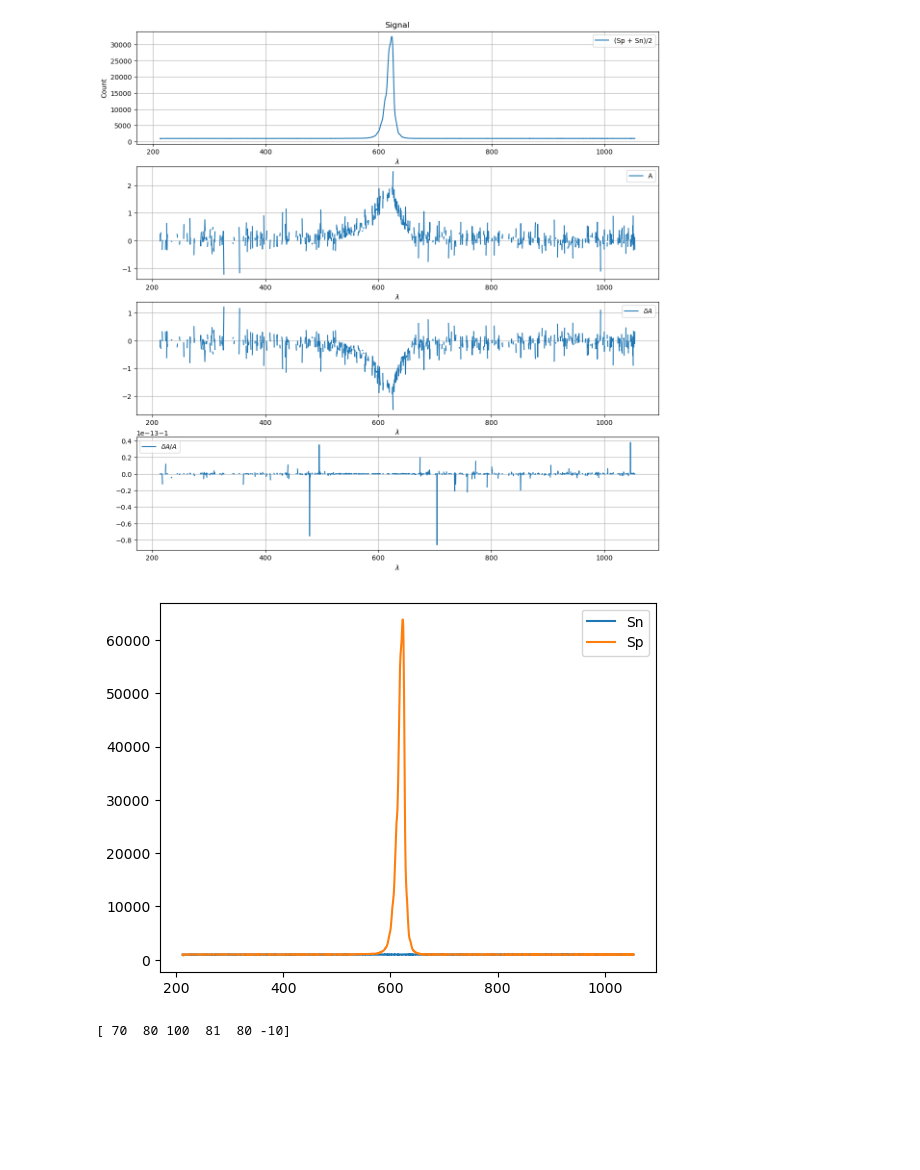
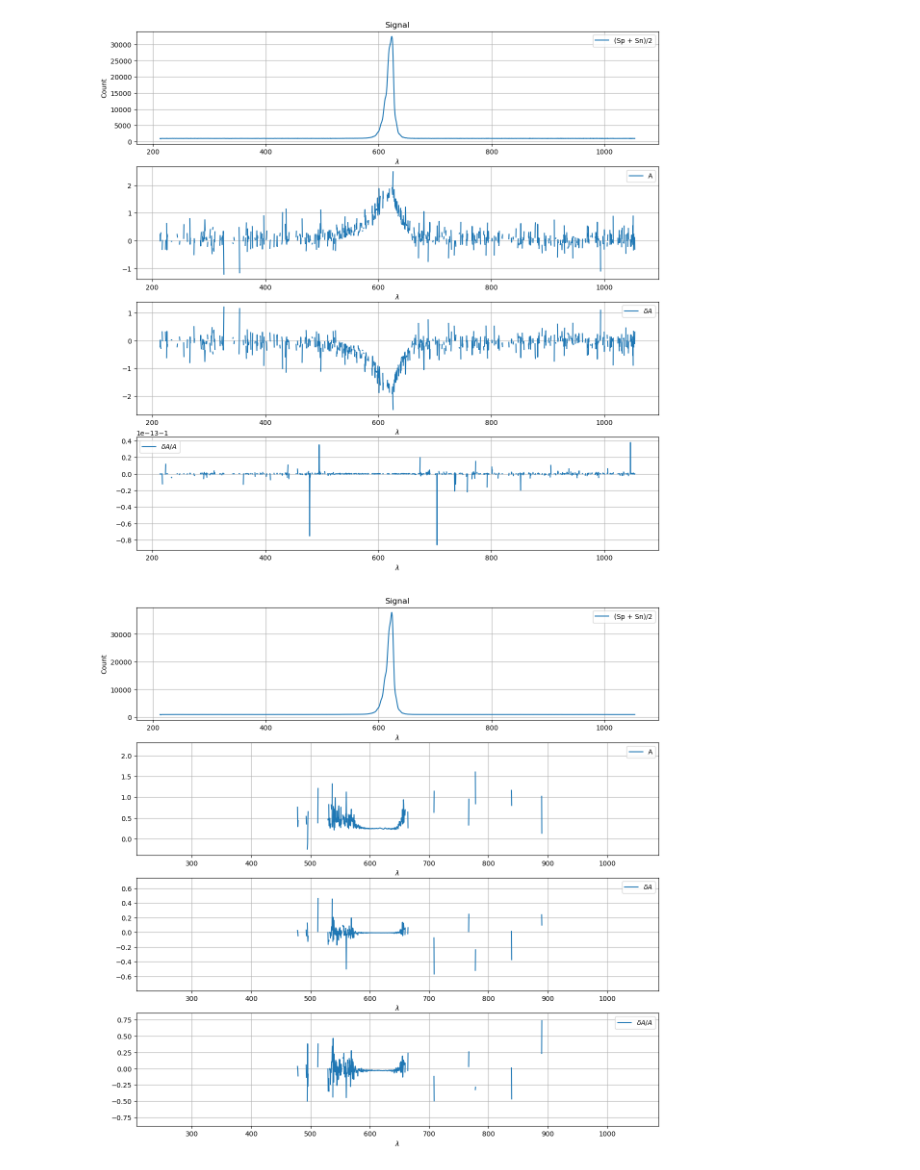
Before and after one commit to Bruyant/MChD-python, a Jupyter notebook: src/MChD_DataAnalysis.ipynb, the cells around one changed output. Saved outputs shown, nothing was run; the diff lists cells and outputs as text; code cells hidden in the pictures; blank space fills up the shorter version.

```diff
--- a/src/MChD_DataAnalysis.ipynb
+++ b/src/MChD_DataAnalysis.ipynb
@@ -69,15 +67,7 @@ compute_absorbance(path, dark, reference, signal_filename)
 # %% [output]
 [figure]
-# %%
-plt.plot(dark['Wavelength'], reference['Sn mean'], label='Sn')
-plt.plot(dark['Wavelength'], reference['Sp mean'], label='Sp')
-plt.legend()
-plt.show()
-# %% [output]
-[figure, removed]
-# %%
-import numpy as np
-a = np.unwrap([70, 80, -80, 81, 80+360, 170], period=180)
-print(a)
-# %% [output]
-[ 70  80 100  81  80 -10]
+# %%
+signal_filename = 'MChD_2024-07-01_14-19'
+signal = compute_absorbance(path, dark, reference, signal_filename)
+# %% [output]
+[figure, added]
```
Also changed, not shown: parts of 5 cells of this notebook, 2 other files.
